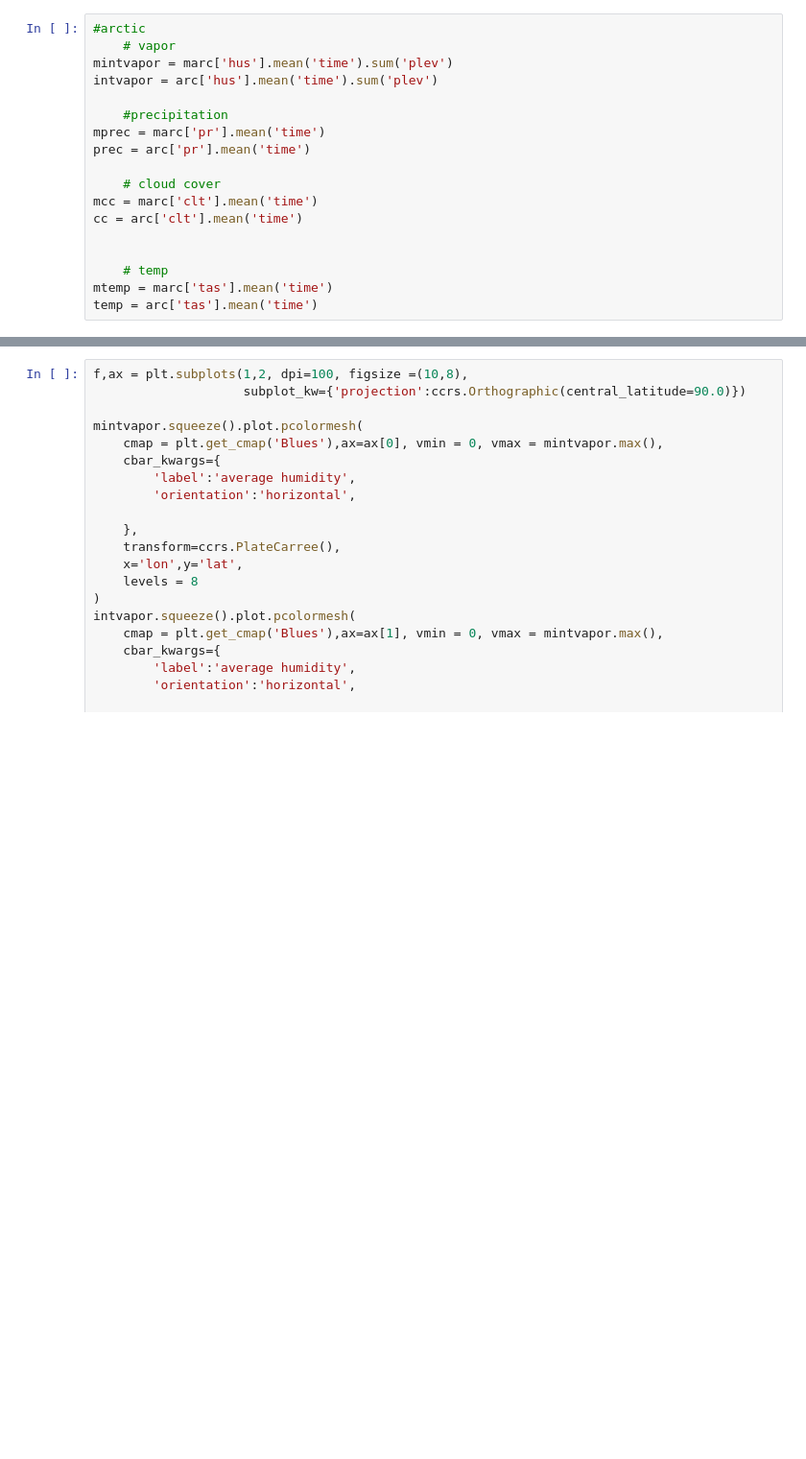
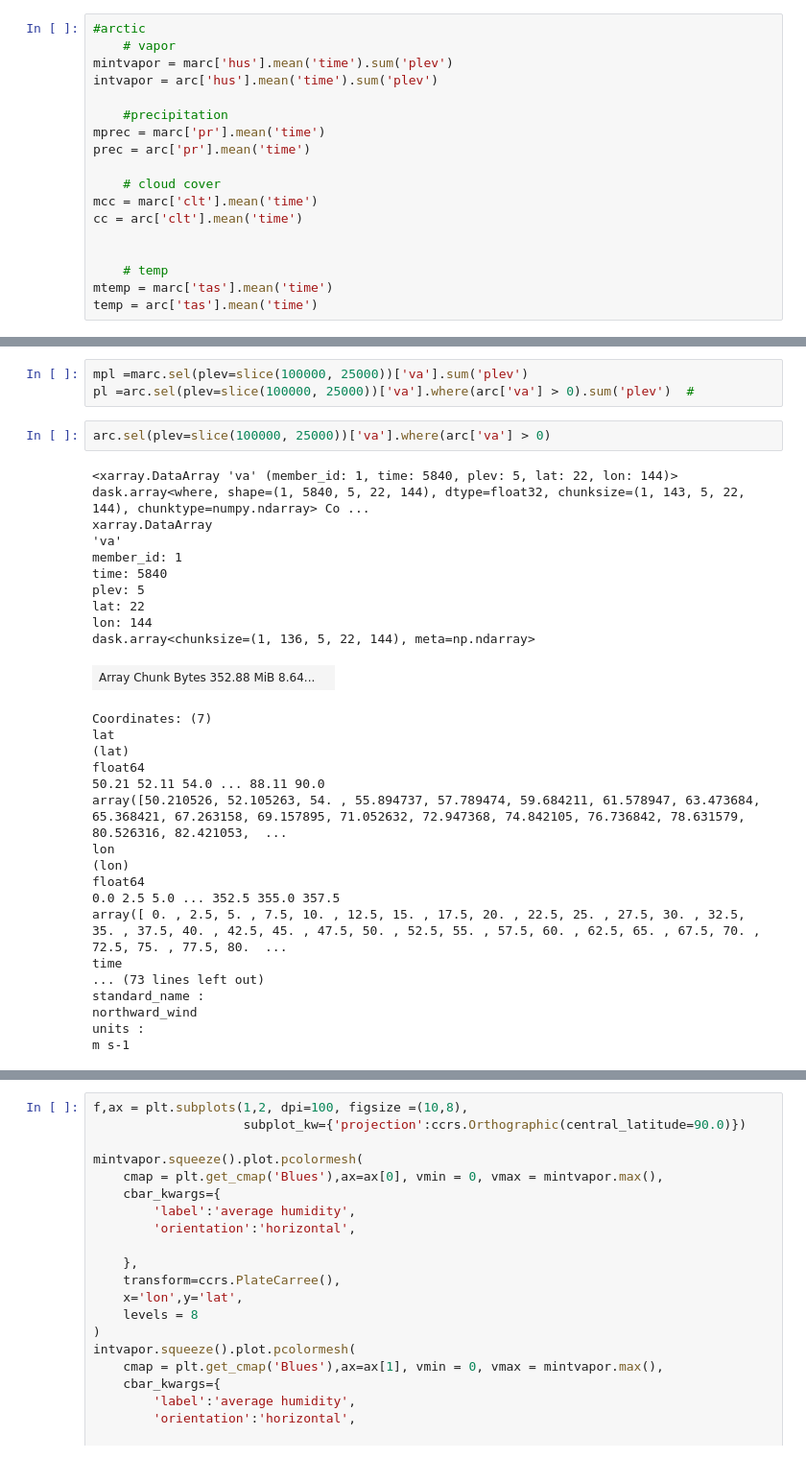
Before and after one commit to eScience-course/Tjaernoe2022-group5, a Jupyter notebook: notebooks/Lea/ssp245_3550.ipynb, the cells around one changed output, grey strips where cells are left out. Shown at 96% size. Drawn from its saved outputs; the diff is of its cells as text; blank space fills up the shorter version.

```diff
--- a/notebooks/Lea/ssp245_3550.ipynb
+++ b/notebooks/Lea/ssp245_3550.ipynb
@@ -151,0 +177,33 @@ temp = arc['tas'].mean('time')
+# %%
+mpl =marc.sel(plev=slice(100000, 25000))['va'].sum('plev')
+pl =arc.sel(plev=slice(100000, 25000))['va'].where(arc['va'] > 0).sum('plev')  #
+# %%
+arc.sel(plev=slice(100000, 25000))['va'].where(arc['va'] > 0)
+# %% [output]
+<xarray.DataArray 'va' (member_id: 1, time: 5840, plev: 5, lat: 22, lon: 144)> dask.array<where, shape=(1, 5840, 5, 22, 144), dtype=float32, chunksize=(1, 143, 5, 22, 144), chunktype=numpy.ndarray> Co ...
+xarray.DataArray
+'va'
+member_id: 1
+time: 5840
+plev: 5
+lat: 22
+lon: 144
+dask.array<chunksize=(1, 136, 5, 22, 144), meta=np.ndarray>
+| Array Chunk Bytes 352.88 MiB 8.64... |  |
+Coordinates: (7)
+lat
+(lat)
+float64
+50.21 52.11 54.0 ... 88.11 90.0
+array([50.210526, 52.105263, 54. , 55.894737, 57.789474, 59.684211, 61.578947, 63.473684, 65.368421, 67.263158, 69.157895, 71.052632, 72.947368, 74.842105, 76.736842, 78.631579, 80.526316, 82.421053,  ...
+lon
+(lon)
+float64
+0.0 2.5 5.0 ... 352.5 355.0 357.5
+array([ 0. , 2.5, 5. , 7.5, 10. , 12.5, 15. , 17.5, 20. , 22.5, 25. , 27.5, 30. , 32.5, 35. , 37.5, 40. , 42.5, 45. , 47.5, 50. , 52.5, 55. , 57.5, 60. , 62.5, 65. , 67.5, 70. , 72.5, 75. , 77.5, 80.  ...
+time
+... (73 lines left out)
+standard_name :
+northward_wind
+units :
+m s-1
```
Also changed, not shown: parts of 4 cells of this notebook.
